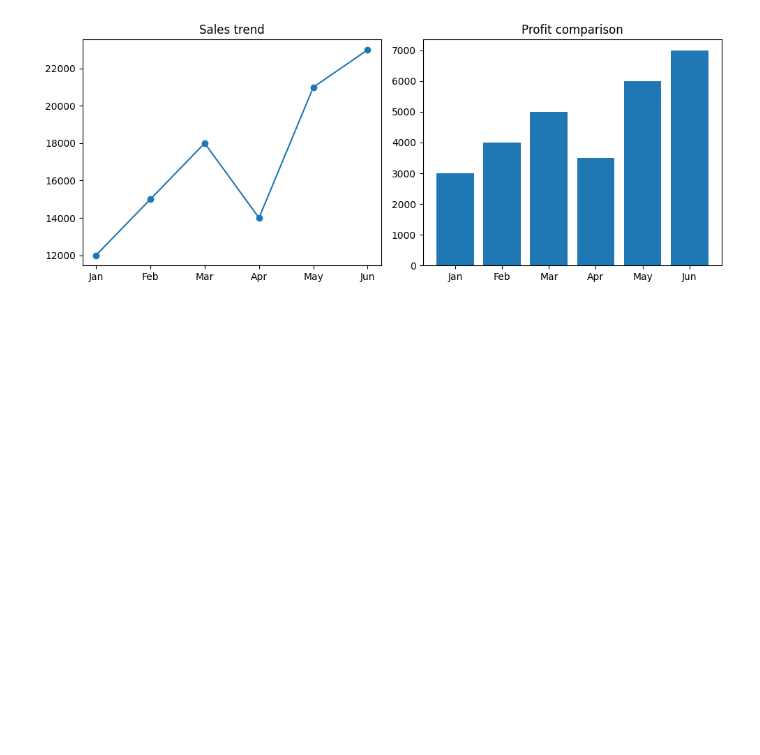
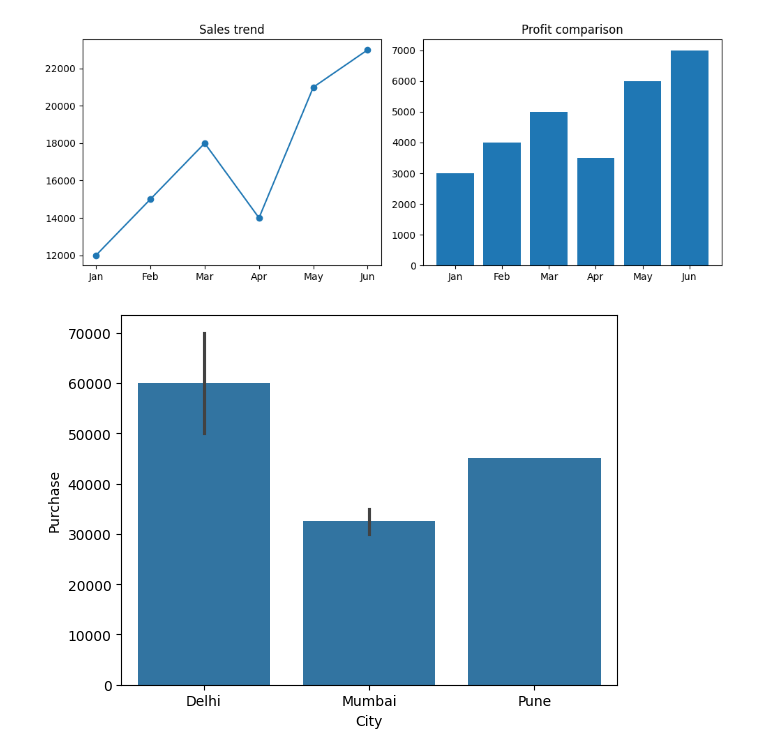
Before and after one commit to Prashantkumartalan43/Exercise, a Jupyter notebook: python_basics_week4.ipynb, the cells around one changed output. Saved outputs shown, nothing was run; the diff lists cells and outputs as text; code cells hidden in the pictures; blank space fills up the shorter version.

```diff
--- a/python_basics_week4.ipynb
+++ b/python_basics_week4.ipynb
@@ -309,0 +314,37 @@ plt.show()
+# %%
+data = {
+    "Customer": [
+        "Rahul","Amit","Priya",
+        "Neha","Vikas","Riya"
+    ],
+
+    "City": [
+        "Delhi","Mumbai","Delhi",
+        "Pune","Delhi","Mumbai"
+    ],
+
+    "Gender": [
+        "Male","Male","Female",
+        "Female","Male","Female"
+    ],
+
+    "Age": [
+        22,25,24,27,30,23
+    ],
+
+    "Purchase": [
+        50000,
+        30000,
+        70000,
+        45000,
+        60000,
+        35000
+    ]
+}
+
+df = pd.DataFrame(data)
+# %%
+sns.barplot(data=df, x="City", y="Purchase")
+plt.show()
+# %% [output]
+[figure, added]
```
Also changed, not shown: parts of 14 cells of this notebook.
